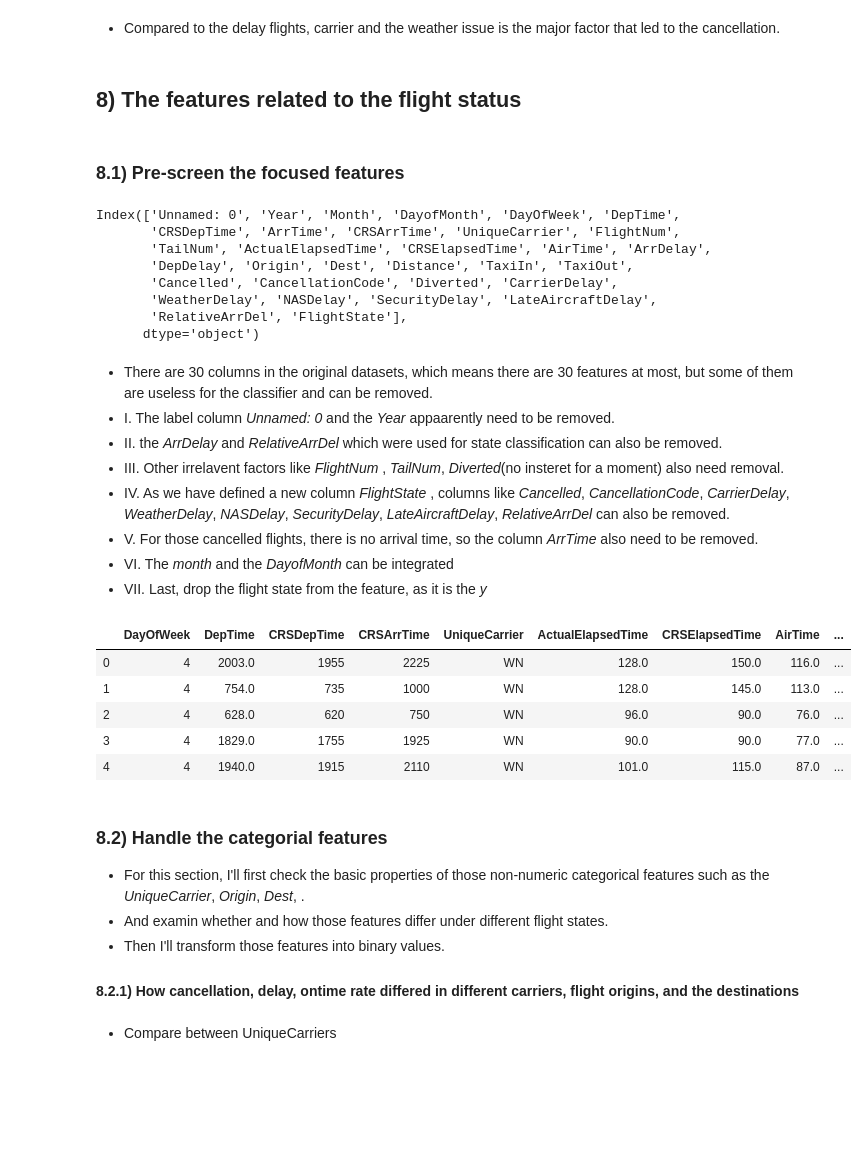
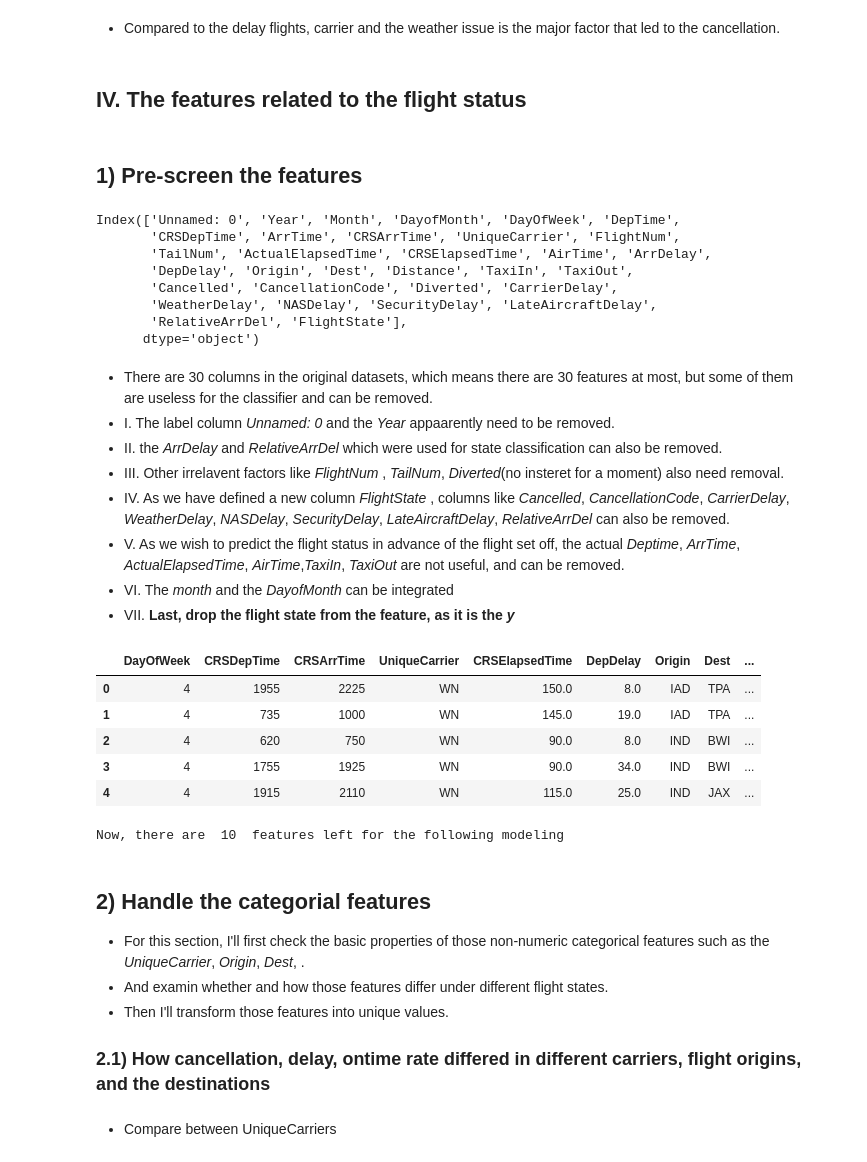
Before and after one commit to Wolfking2015/Final-Project-For-AML, a Jupyter notebook: final-project.ipynb, the cells around one changed output. Saved outputs shown, nothing was run; the diff lists cells and outputs as text; code cells hidden in the pictures; blank space fills up the shorter version.

```diff
--- a/final-project.ipynb
+++ b/final-project.ipynb
@@ -200,6 +190,6 @@ PropOfMissingValue.sort_values(by=['Proportion of missing value'],ascending=Fals
 * The following is to remove the rows containing missing values in specific columns.
 # %%
-InTorlerantColumn=['Cancelled' ,'Diverted']
+InTorlerantColumn=['CRSElapsedTime']
 #Delete rows whose columns in InTorlerantColumn contain missing values
 data_airline = data_airline.dropna(axis=0, subset=InTorlerantColumn)
 # %% [markdown]
@@ -563,9 +557,9 @@ plt.pie(CancellationCodeCounts, explode=explode, labels=['CarrierCancel','Weathe
 # %% [markdown]
 * Compared to the delay flights, carrier and the weather issue is the major factor that led to the cancellation.
 # %% [markdown]
-## **8) The features related to the flight status**
+## IV. The features related to the flight status
 # %% [markdown]
-### 8.1) Pre-screen the focused features
+## 1) Pre-screen the features
 # %%
 data_airline.columns
 # %% [output]
@@ -583,32 +577,38 @@ Index(['Unnamed: 0', 'Year', 'Month', 'DayofMonth', 'DayOfWeek', 'DepTime',
 * II. the _ArrDelay_ and _RelativeArrDel_ which were used for state classification can also be removed.
 * III. Other irrelavent factors like _FlightNum_ , _TailNum_, _Diverted_(no insteret for a moment) also need removal.
 * IV. As we have defined a new column _FlightState_ , columns like _Cancelled_, _CancellationCode_, _CarrierDelay_, _WeatherDelay_, _NASDelay_, _SecurityDelay_, _LateAircraftDelay_,  _RelativeArrDel_ can also be removed.
-* V. For those cancelled flights, there is no arrival time, so the column _ArrTime_ also need to be removed.
+* V. As we wish to predict the flight status in advance of the flight set off, the actual _Deptime_, _ArrTime_, _ActualElapsedTime_, _AirTime_,_TaxiIn_, _TaxiOut_ are not useful, and can be removed.
 * VI. The _month_ and the _DayofMonth_ can be integrated
-* VII. Last, drop the flight state from the feature, as it is the _y_
+* VII. **Last, drop the flight state from the feature, as it is the _y_**
 # %%
 flight_features=data_airline #First load all the features
-drop_features=['Unnamed: 0','Year','ArrDelay','RelativeArrDel','FlightNum' , 'TailNum', 'Diverted','Cancelled', 'CancellationCode', 'CarrierDelay', 'WeatherDelay', 'NASDelay', 'SecurityDelay', 'LateAircraftDelay', 'RelativeArrDel', 'ArrTime'  ]  #Use a list to store the feature name not needed
+drop_features=['Unnamed: 0','Year','ArrDelay','RelativeArrDel','FlightNum' , 'TailNum', 'Diverted','Cancelled', 'CancellationCode', 'CarrierDelay', 'WeatherDelay', 'NASDelay', 'SecurityDelay', 'LateAircraftDelay', 'RelativeArrDel', 'ArrTime','DepTime', 'ActualElapsedTime', 'AirTime','TaxiIn', 'TaxiOut'  ]  #Use a list to store the feature name not needed
 flight_features= flight_features.drop(drop_features, axis=1) # Delete all columns with the label
 flight_features['Date']=flight_features['Month']*100+flight_features['DayofMonth'] #Use a four digits number to represent date
 flight_features= flight_features.drop(['Month','DayofMonth'], axis=1) # the dayofmonth and month
 flight_features=flight_features.dropna()
 y=flight_features['FlightState'] #Define the y
 flight_features= flight_features.drop(['FlightState'], axis=1) # drop y
 flight_features.head()
 # %% [output]
-|  | DayOfWeek | DepTime | CRSDepTime | CRSArrTime | UniqueCarrier | ActualElapsedTime | CRSElapsedTime | AirTime | ... |
-| 0 | 4 | 2003.0 | 1955 | 2225 | WN | 128.0 | 150.0 | 116.0 | ... |
-| 1 | 4 | 754.0 | 735 | 1000 | WN | 128.0 | 145.0 | 113.0 | ... |
-| 2 | 4 | 628.0 | 620 | 750 | WN | 96.0 | 90.0 | 76.0 | ... |
-| 3 | 4 | 1829.0 | 1755 | 1925 | WN | 90.0 | 90.0 | 77.0 | ... |
-| 4 | 4 | 1940.0 | 1915 | 2110 | WN | 101.0 | 115.0 | 87.0 | ... |
+|  | DayOfWeek | CRSDepTime | CRSArrTime | UniqueCarrier | CRSElapsedTime | DepDelay | Origin | Dest | ... |
+| 0 | 4 | 1955 | 2225 | WN | 150.0 | 8.0 | IAD | TPA | ... |
+| 1 | 4 | 735 | 1000 | WN | 145.0 | 19.0 | IAD | TPA | ... |
+| 2 | 4 | 620 | 750 | WN | 90.0 | 8.0 | IND | BWI | ... |
+| 3 | 4 | 1755 | 1925 | WN | 90.0 | 34.0 | IND | BWI | ... |
+| 4 | 4 | 1915 | 2110 | WN | 115.0 | 25.0 | IND | JAX | ... |
+# %%
+Rows,NumberOfFeatures=flight_features.shape
+print('Now, there are ',NumberOfFeatures,' features left for the following modeling')
+# %% [output]
+Now, there are  10  features left for the following modeling
 # %% [markdown]
-### 8.2) Handle the categorial features
+## 2) Handle the categorial features
 * For this section, I'll first check the basic properties of those non-numeric categorical features such as the _UniqueCarrier_, _Origin_, _Dest_, .
 * And examin whether and how those features differ under different flight states.
-* Then I'll transform those features into binary values.
-#### 8.2.1) How cancellation, delay, ontime rate differed in different carriers, flight origins, and the destinations
+* Then I'll transform those features into unique values.
+
+### 2.1) How cancellation, delay, ontime rate differed in different carriers, flight origins, and the destinations
 # %% [markdown]
 * Compare between UniqueCarriers
 # %%
```
Also changed, not shown: parts of 45 cells of this notebook.
